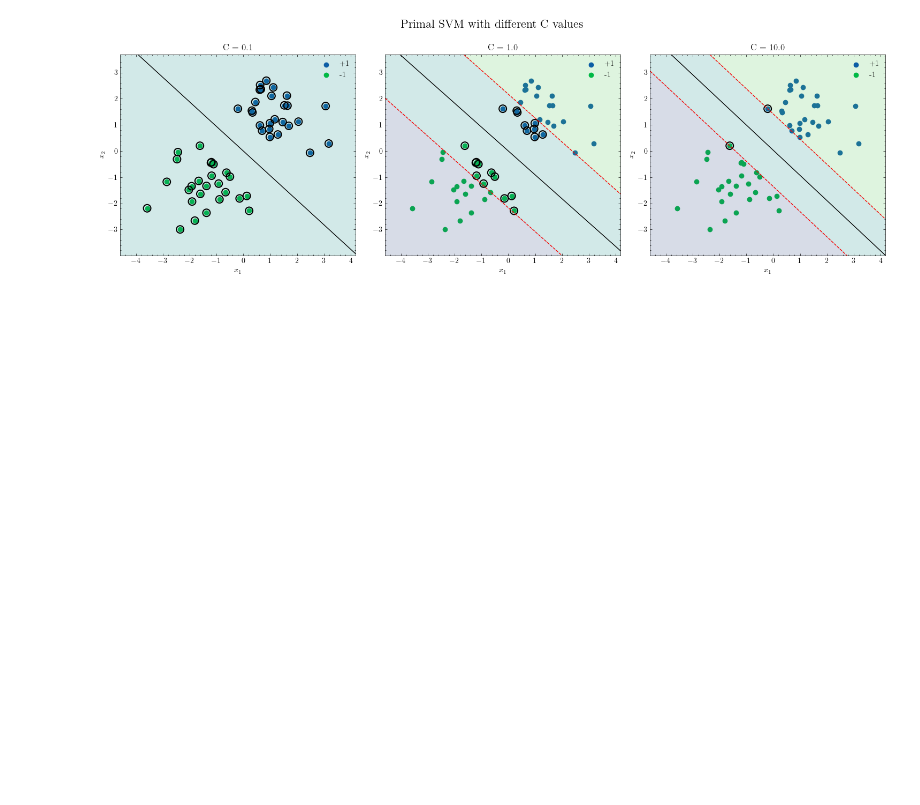
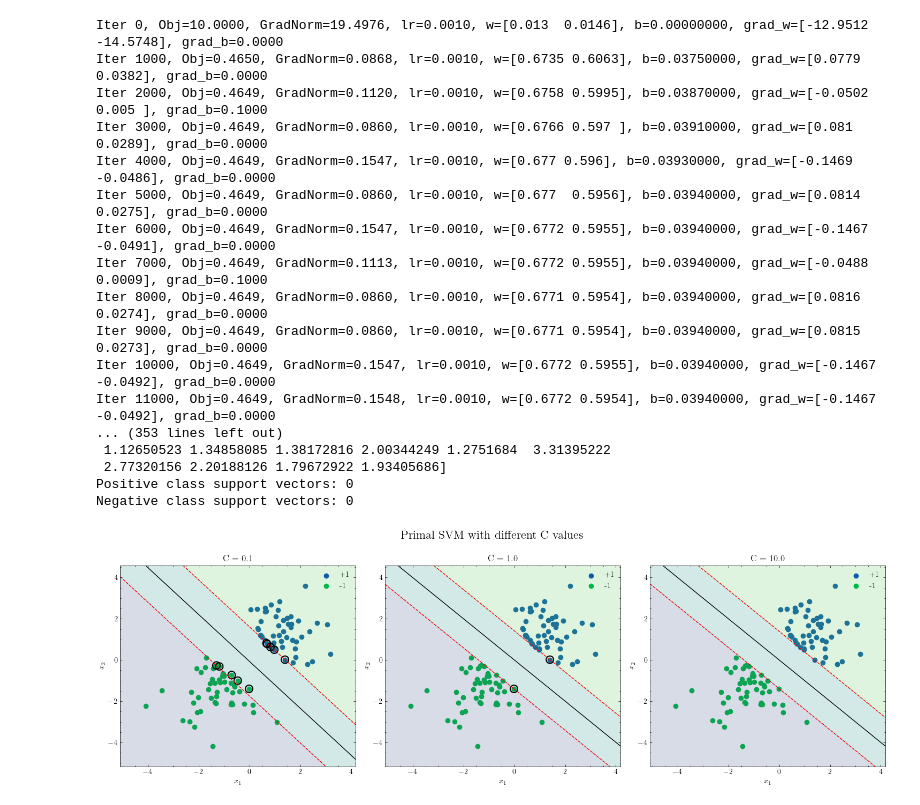
Before and after one commit to TrymSaether/svm-classifier, a Jupyter notebook: svm/demo.ipynb, the cells around one changed output. Drawn from its saved outputs; the diff is of its cells as text; code cells hidden in the pictures; blank space fills up the shorter version.

```diff
--- a/svm/demo.ipynb
+++ b/svm/demo.ipynb
@@ -13,10 +17,10 @@ plt.style.use('science')
 # %%
 # Example usage for both models (uses test_linear function)
-X, y = make_toy_data(n=52, random_state=42)
+X, y = make_toy_data(n=100, random_state=42)
 # %%
 # Linear SVM - primal formulation
 print("Training Primal SVM (linear)...")
-primal_model = PrimalSVM(C=1.00, max_iter=10_000, tol=1e-12, lr=1e-3, bb_steps=True, verbose=True)
+primal_model = PrimalSVM(C=1.00, max_iter=100_000, tol=1e-12, lr=1e-3, bb_steps=True, verbose=True)
 primal_model.fit(X, y)
 primal_accuracy = primal_model.score(X, y)
 print(f"Primal SVM accuracy: {primal_accuracy:.4f}")
@@ -66,8 +70,7 @@ Number of X: 52
 # %%
-
 # Linear SVM - dual formulation
 print("\nTraining Dual SVM (linear)...")
-dual_model = DualSVM(C=1.0, max_iter=10_000, tol=1e-6, kernel=linear_kernel, verbose=True)
+dual_model = DualSVM(C=1.0, max_iter=10_000, tol=1e-12, use_line_search = True, bb_steps=True, verbose=True)
 dual_model.fit(X, y)
 dual_accuracy = dual_model.score(X, y)
 print(f"Dual SVM accuracy: {dual_accuracy:.4f}")
@@ -85,7 +101,7 @@ array([0.70710678, 0.70710678])
 # Now try with an RBF kernel (non-linear)
 print("\nTraining Dual SVM (RBF kernel)...")
 rbf_kernel = make_rbf_kernel(gamma=0.5)
-rbf_model = DualSVM(C=1.0, max_iter=1000, tol=1e-6, kernel=rbf_kernel, verbose=True)
+rbf_model = DualSVM(C=1.0, max_iter=10_000, tol=1e-12, kernel=rbf_kernel, use_line_search = True, bb_steps=True, verbose=True)
 rbf_model.fit(X, y)
 rbf_accuracy = rbf_model.score(X, y)
 print(f"RBF Kernel SVM accuracy: {rbf_accuracy:.4f}")
@@ -105,7 +132,7 @@ plt.figure(figsize=(15, 5))
 
 for i, C in enumerate(C_values):
 
-    model = PrimalSVM(C=C, max_iter=1000, tol=1e-4)
+    model = PrimalSVM(C=C, max_iter=100_000, tol=1e-12, lr=1e-3, bb_steps=True, verbose=True)
     model.fit(X, y)
     plt.subplot(1, 3, i+1)
     plt.title(f"C = {C}")
@@ -117,35 +144,52 @@ for i, C in enumerate(C_values):
     # Create mesh and predict
     x_min, x_max = X[:,0].min()-1, X[:,0].max()+1
     y_min, y_max = X[:,1].min()-1, X[:,1].max()+1
     XX, YY = np.meshgrid(np.linspace(x_min, x_max, 100),
                        np.linspace(y_min, y_max, 100))
     Z = model.decision_function(np.c_[XX.ravel(), YY.ravel()])
     Z = Z.reshape(XX.shape)
 
     # Plot decision boundary and margins
     plt.contour(XX, YY, Z, levels=[-1, 0, 1], colors=['r', 'k', 'r'],
                linestyles=['--', '-', '--'])
     plt.contourf(XX, YY, Z, levels=[-1e9, -1, 1, 1e9], alpha=0.2)
 
     # Show support vectors
     sv_indices = model.get_support_vectors()
     if len(sv_indices) > 0:
         plt.scatter(X[sv_indices, 0], X[sv_indices, 1], s=100,
                    facecolors='none', edgecolors='k', linewidths=1.5)
 
     plt.xlim(x_min, x_max)
     plt.ylim(y_min, y_max)
     plt.xlabel("$x_1$")
     plt.ylabel("$x_2$")
     plt.legend()
 
 plt.tight_layout()
 plt.suptitle("Primal SVM with different C values", fontsize=16)
 plt.subplots_adjust(top=0.85)
-plt.savefig("../figures/primal_svm_c_values.png")
+plt.savefig("../figures/primal_svm_c_values.png", dpi=300)
 plt.show()
 # %% [output]
+Iter 0, Obj=10.0000, GradNorm=19.4976, lr=0.0010, w=[0.013  0.0146], b=0.00000000, grad_w=[-12.9512 -14.5748], grad_b=0.0000
+Iter 1000, Obj=0.4650, GradNorm=0.0868, lr=0.0010, w=[0.6735 0.6063], b=0.03750000, grad_w=[0.0779 0.0382], grad_b=0.0000
+Iter 2000, Obj=0.4649, GradNorm=0.1120, lr=0.0010, w=[0.6758 0.5995], b=0.03870000, grad_w=[-0.0502  0.005 ], grad_b=0.1000
+Iter 3000, Obj=0.4649, GradNorm=0.0860, lr=0.0010, w=[0.6766 0.597 ], b=0.03910000, grad_w=[0.081  0.0289], grad_b=0.0000
+Iter 4000, Obj=0.4649, GradNorm=0.1547, lr=0.0010, w=[0.677 0.596], b=0.03930000, grad_w=[-0.1469 -0.0486], grad_b=0.0000
+Iter 5000, Obj=0.4649, GradNorm=0.0860, lr=0.0010, w=[0.677  0.5956], b=0.03940000, grad_w=[0.0814 0.0275], grad_b=0.0000
+Iter 6000, Obj=0.4649, GradNorm=0.1547, lr=0.0010, w=[0.6772 0.5955], b=0.03940000, grad_w=[-0.1467 -0.0491], grad_b=0.0000
+Iter 7000, Obj=0.4649, GradNorm=0.1113, lr=0.0010, w=[0.6772 0.5955], b=0.03940000, grad_w=[-0.0488  0.0009], grad_b=0.1000
+Iter 8000, Obj=0.4649, GradNorm=0.0860, lr=0.0010, w=[0.6771 0.5954], b=0.03940000, grad_w=[0.0816 0.0274], grad_b=0.0000
+Iter 9000, Obj=0.4649, GradNorm=0.0860, lr=0.0010, w=[0.6771 0.5954], b=0.03940000, grad_w=[0.0815 0.0273], grad_b=0.0000
+Iter 10000, Obj=0.4649, GradNorm=0.1547, lr=0.0010, w=[0.6772 0.5955], b=0.03940000, grad_w=[-0.1467 -0.0492], grad_b=0.0000
+Iter 11000, Obj=0.4649, GradNorm=0.1548, lr=0.0010, w=[0.6772 0.5954], b=0.03940000, grad_w=[-0.1467 -0.0492], grad_b=0.0000
+... (353 lines left out)
+ 1.12650523 1.34858085 1.38172816 2.00344249 1.2751684  3.31395222
+ 2.77320156 2.20188126 1.79672922 1.93405686]
+Positive class support vectors: 0
+Negative class support vectors: 0
-[figure, old version]
+[figure, new version]
 # %%
 # Compare different kernels on a non-linear dataset
 X_nl, y_nl = make_nonlinear_data(n=100, random_state=42)
```
Also changed, not shown: parts of 6 cells of this notebook, 13 other files.
